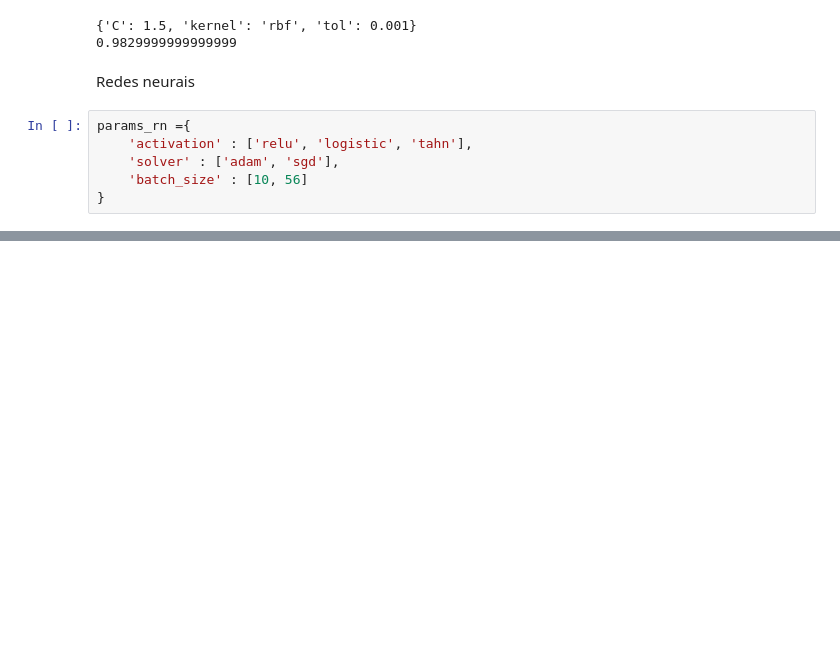
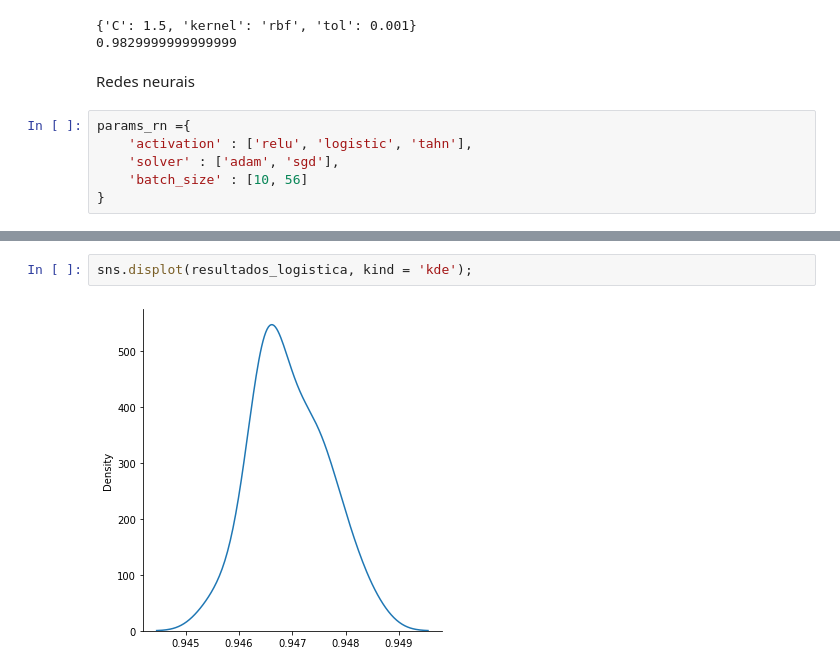
Before and after one commit to matheusdepra/MachineLearning-Udemy, a Jupyter notebook: Avaliação dos algoritmos.ipynb, the cells around one changed output, grey strips where cells are left out. Cells and saved outputs as stored; diff of their text form; blank space fills up the shorter version.

```diff
--- a/Avaliação dos algoritmos.ipynb
+++ b/Avaliação dos algoritmos.ipynb
@@ -185,0 +324,4 @@ ValueError: The activation 'tahn' is not supported. Supported activations are ['
+# %%
+sns.displot(resultados_logistica, kind = 'kde');
+# %% [output]
+[figure, added]
```
Also changed, not shown: parts of 34 cells of this notebook, 1 other file.
